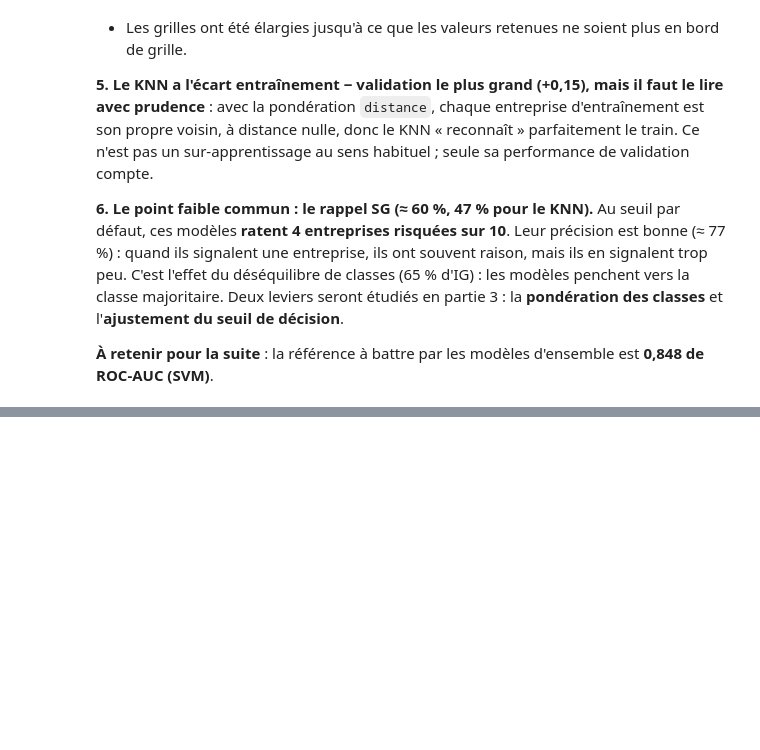
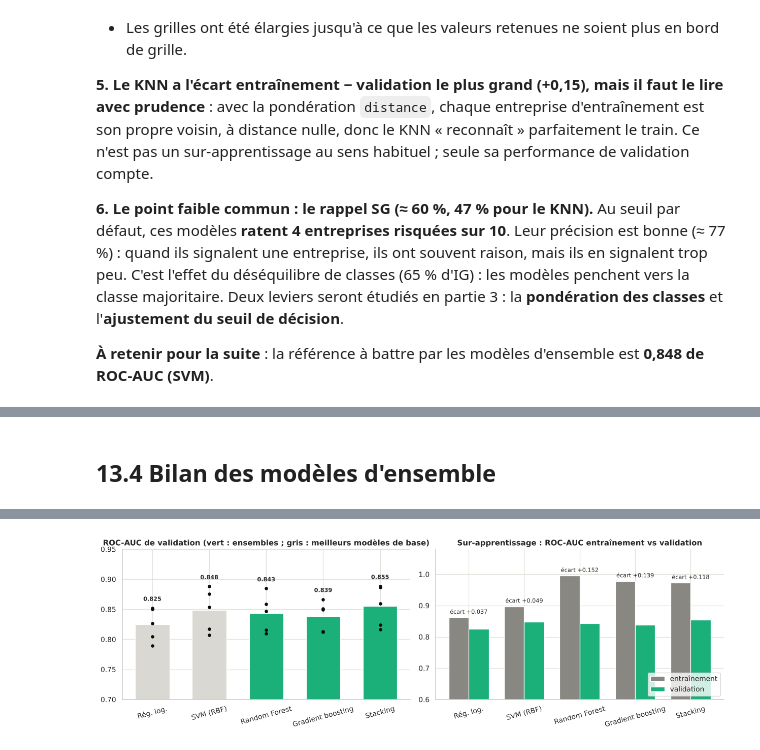
Before and after one commit to samiguessoum/hedgehogs-credit-risk-ml, a Jupyter notebook: hedgehogs_credit_risk.ipynb, the cells around one changed output, grey strips where cells are left out. Cells and saved outputs as stored; diff of their text form; code cells hidden in the pictures; blank space fills up the shorter version.

```diff
--- a/hedgehogs_credit_risk.ipynb
+++ b/hedgehogs_credit_risk.ipynb
@@ -1978,0 +2144,28 @@ plt.tight_layout(); plt.show()
+# %% [markdown]
+## 13.4 Bilan des modèles d'ensemble
+# %%
+ENSEMBLES = ["Random Forest", "Gradient boosting", "Stacking"]
+display(resume(BASE + ENSEMBLES))
+
+noms = ["Régression logistique", "SVM (RBF)"] + ENSEMBLES
+fig, axes = plt.subplots(1, 2, figsize=(14, 4.5))
+for i, n in enumerate(noms):
+    p = RESULTATS[n]["plis"]
+    couleur = "#1baf7a" if n in ENSEMBLES else "#d9d8d2"
+    axes[0].bar(i, p["ROC-AUC"].mean(), color=couleur, width=0.6)
+    axes[0].scatter(np.full(len(p), i), p["ROC-AUC"], color="#0b0b0b", s=18, zorder=3)
+    axes[0].text(i, p["ROC-AUC"].max() + 0.012, f"{p['ROC-AUC'].mean():.3f}", ha="center", fontsize=9, fontweight="bold")
+axes[0].set_xticks(range(len(noms)), [n.replace("Régression logistique", "Rég. log.") for n in noms], rotation=15)
+axes[0].set(ylim=(0.7, 0.95), title="ROC-AUC de validation (vert : ensembles ; gris : meilleurs modèles de base)")
+x = np.arange(len(noms))
+tr = [RESULTATS[n]["plis"]["ROC-AUC entraînement"].mean() for n in noms]
+va = [RESULTATS[n]["plis"]["ROC-AUC"].mean() for n in noms]
+axes[1].bar(x - 0.18, tr, width=0.36, color=C_NEUTRE, label="entraînement")
+axes[1].bar(x + 0.18, va, width=0.36, color="#1baf7a", label="validation")
+for i, (a, b) in enumerate(zip(tr, va)):
+    axes[1].text(i, max(a, b) + 0.012, f"écart {a - b:+.3f}", ha="center", fontsize=9)
+axes[1].set_xticks(x, [n.replace("Régression logistique", "Rég. log.") for n in noms], rotation=15)
+axes[1].set(ylim=(0.6, 1.08), title="Sur-apprentissage : ROC-AUC entraînement vs validation")
+axes[1].legend(loc="lower right")
+plt.tight_layout(); plt.show()
+# %% [output]
@@ -1978,0 +2181 @@ plt.tight_layout(); plt.show()
+[figure, added]
```
Also changed, not shown: parts of 18 cells of this notebook, 1 other file.
